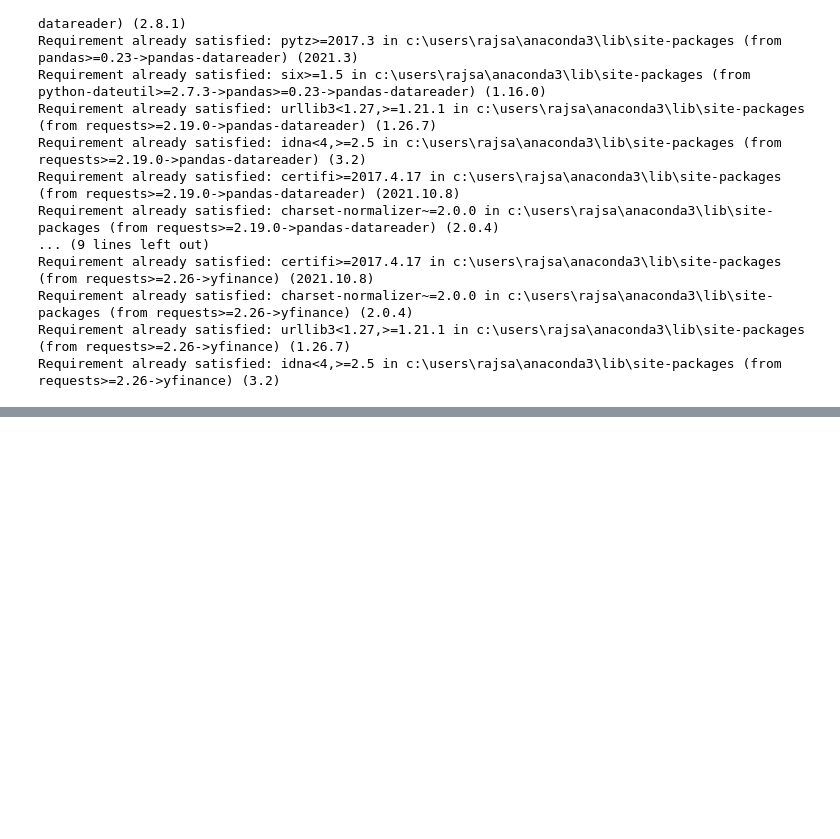
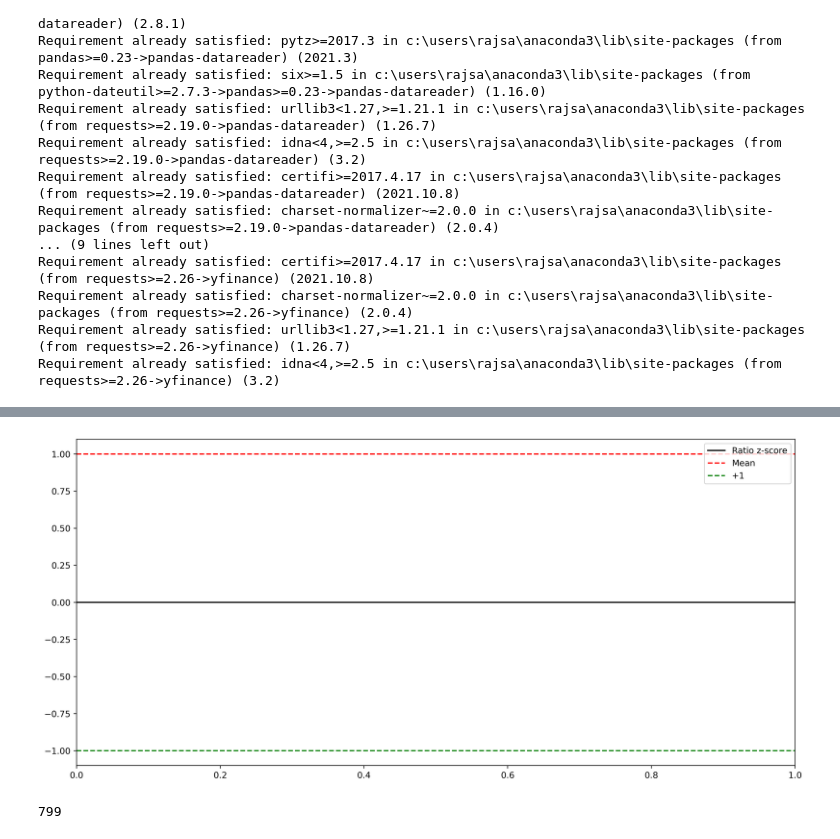
Before and after one commit to nobiSaR/Pairs_Trading, a Jupyter notebook: PairsTrading_part2.ipynb, the cells around one changed output, grey strips where cells are left out. Cells and saved outputs as stored; diff of their text form; code cells hidden in the pictures; blank space fills up the shorter version.

```diff
--- a/PairsTrading_part2.ipynb
+++ b/PairsTrading_part2.ipynb
@@ -160,0 +162,19 @@ print(len(pairs))
+# %%
+def zscore(series):
+    return (series - series.mean()) / np.std(series)
+# %%
+plt.figure(figsize=(15,7), dpi = 500)
+plt.axhline(zscore(ratios).mean(), color='black')
+plt.axhline(1.0, color='red', linestyle='--')
+plt.axhline(-1.0, color='green', linestyle='--')
+plt.legend(['Ratio z-score', 'Mean', '+1', '-1'])
+plt.show()
+# %% [output]
+[figure, added]
+# %%
+ratios = d['TATACONSUM.NS'] / d['INFY.NS']
+print(len(ratios))
+train = ratios[:1762]
+test = ratios[1762:]
+# %% [output]
+799
```
Also changed, not shown: parts of 8 cells of this notebook, 4 other files.
